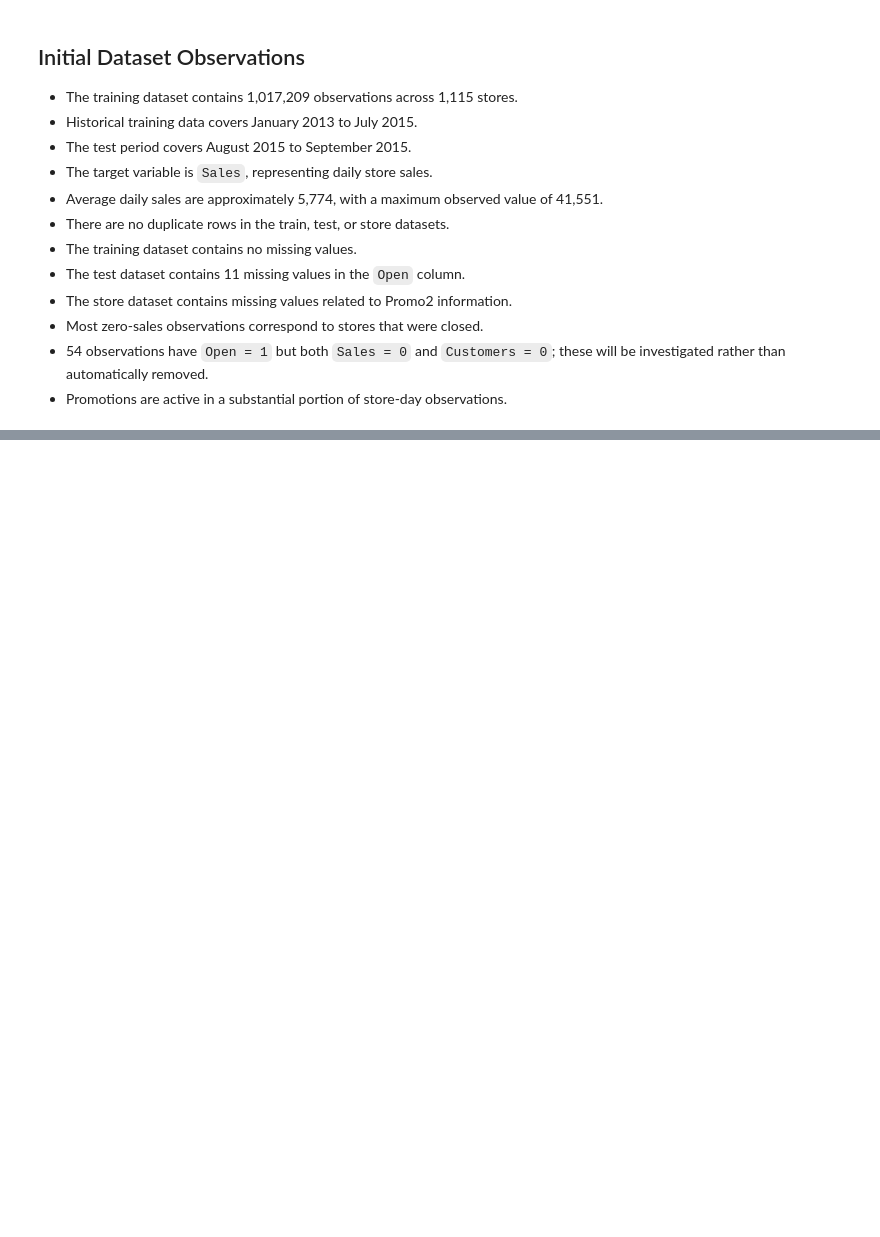
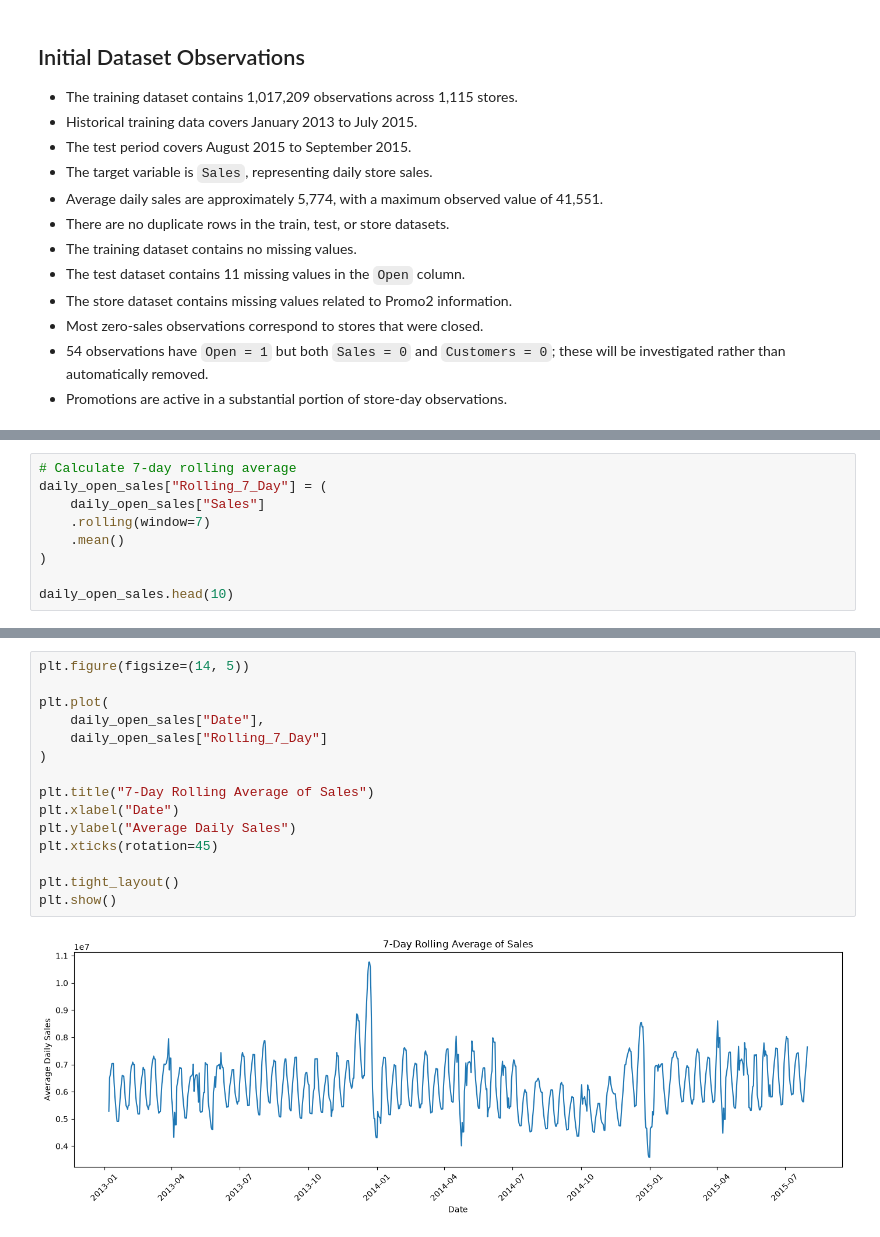
Before and after one commit to mansikhairnar2006-ctrl/demand-forecasting-time-series, a Jupyter notebook: notebooks/01_data_understanding.ipynb, the cells around one changed output, grey strips where cells are left out. Drawn from its saved outputs; the diff is of its cells as text; blank space fills up the shorter version.

```diff
--- a/notebooks/01_data_understanding.ipynb
+++ b/notebooks/01_data_understanding.ipynb
@@ -214,0 +708,9 @@ Open stores with zero sales: 54
+# %%
+# Calculate 7-day rolling average
+daily_open_sales["Rolling_7_Day"] = (
+    daily_open_sales["Sales"]
+    .rolling(window=7)
+    .mean()
+)
+
+daily_open_sales.head(10)
@@ -214,0 +729,17 @@ Open stores with zero sales: 54
+# %%
+plt.figure(figsize=(14, 5))
+
+plt.plot(
+    daily_open_sales["Date"],
+    daily_open_sales["Rolling_7_Day"]
+)
+
+plt.title("7-Day Rolling Average of Sales")
+plt.xlabel("Date")
+plt.ylabel("Average Daily Sales")
+plt.xticks(rotation=45)
+
+plt.tight_layout()
+plt.show()
+# %% [output]
+[figure, added]
```
Also changed, not shown: parts of 61 cells of this notebook, 2 other files.
